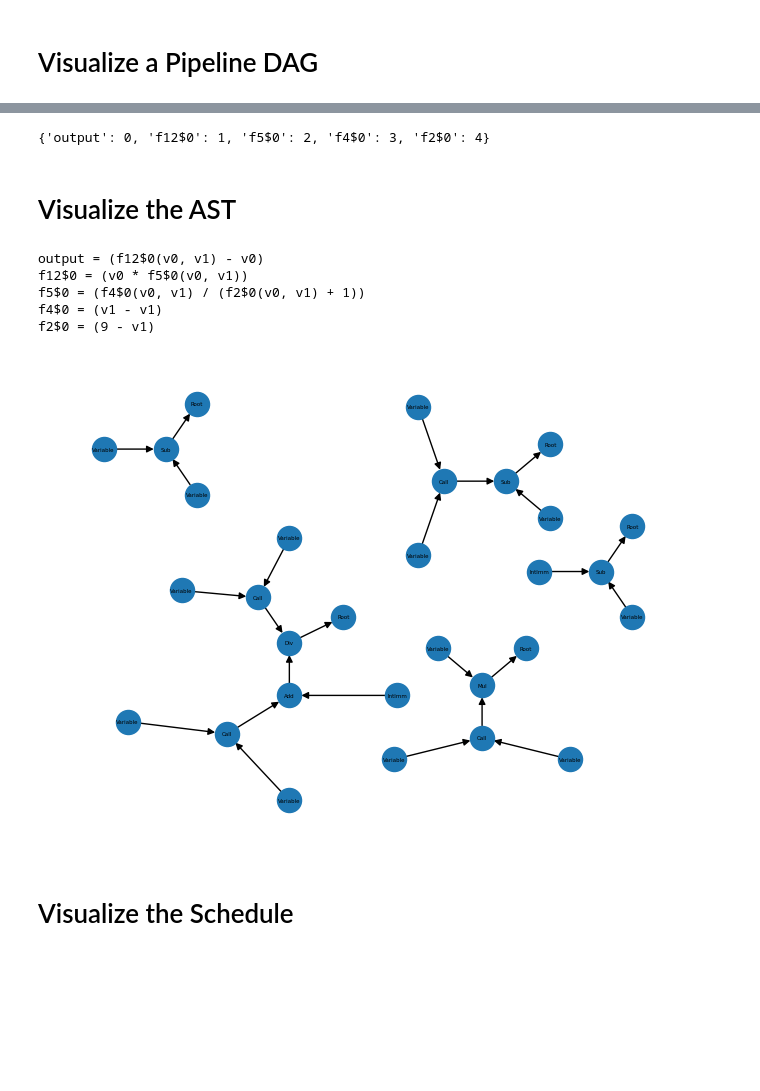
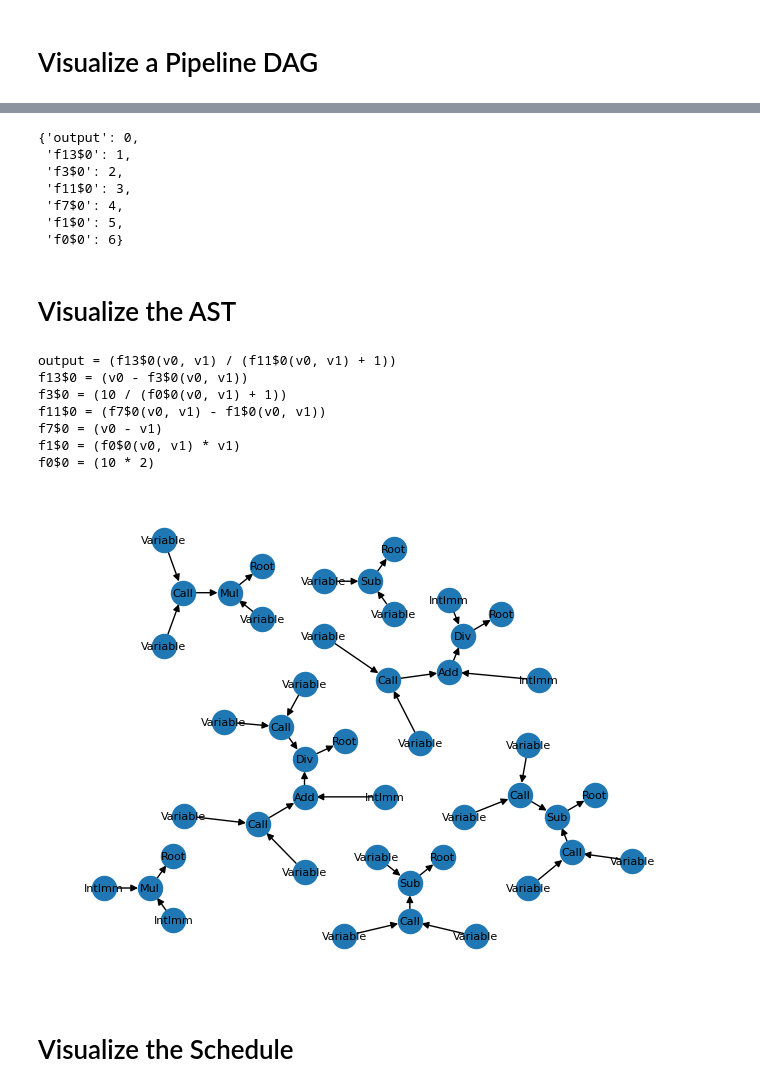
Before and after one commit to fangjunzhou/halide-gnn-cost-model, a Jupyter notebook: notebooks/dataset_playground.ipynb, the cells around one changed output, grey strips where cells are left out. Cells and saved outputs as stored; diff of their text form; code cells hidden in the pictures; blank space fills up the shorter version.

```diff
--- a/notebooks/dataset_playground.ipynb
+++ b/notebooks/dataset_playground.ipynb
@@ -13,7 +13,7 @@ from halide_gnn_cost_model.ast_parser import parse_ast, ASTFormatVisitor, ASTGra
 from halide_gnn_cost_model.schedule_parser import  parse_schedule, ScheduleFormatVisitor, ScheduleGraphVisitor
 # %%
 PIPELINES_DIR = Path("/lscratch/fzhou48/pipelines-test")
-PIPELINE_DIR = PIPELINES_DIR / "pipeline_1000_0"
+PIPELINE_DIR = PIPELINES_DIR / "pipeline_1008_0"
 # %% [markdown]
 # Visualize a Pipeline DAG
 # %%
@@ -42,7 +42,13 @@ nx.draw(dag, labels=labels, pos=pydot_layout(dag, prog="dot"))
 func_name_to_id = {dag.nodes[n]["function"]: n for n in dag.nodes()}
 func_name_to_id
 # %% [output]
-{'output': 0, 'f12$0': 1, 'f5$0': 2, 'f4$0': 3, 'f2$0': 4}
+{'output': 0,
+ 'f13$0': 1,
+ 'f3$0': 2,
+ 'f11$0': 3,
+ 'f7$0': 4,
+ 'f1$0': 5,
+ 'f0$0': 6}
 # %% [markdown]
 # Visualize the AST
 # %%
@@ -55,22 +61,24 @@ for root in ast_roots:
     root.accept(visitor)
     print(visitor.get_result())
 # %% [output]
-output = (f12$0(v0, v1) - v0)
-f12$0 = (v0 * f5$0(v0, v1))
-f5$0 = (f4$0(v0, v1) / (f2$0(v0, v1) + 1))
-f4$0 = (v1 - v1)
-f2$0 = (9 - v1)
+output = (f13$0(v0, v1) / (f11$0(v0, v1) + 1))
+f13$0 = (v0 - f3$0(v0, v1))
+f3$0 = (10 / (f0$0(v0, v1) + 1))
+f11$0 = (f7$0(v0, v1) - f1$0(v0, v1))
+f7$0 = (v0 - v1)
+f1$0 = (f0$0(v0, v1) * v1)
+f0$0 = (10 * 2)
 # %%
 ast_graphs = []
 for root in ast_roots:
     visitor = ASTGraphVisitor()
     root.accept(visitor)
     ast_graphs.append(visitor.get_graph())
 ast_graph = nx.disjoint_union_all(ast_graphs)
 labels = {n: ast_graph.nodes[n]["node_type"] for n in ast_graph.nodes()}
-nx.draw(ast_graph, pos=graphviz_layout(ast_graph, prog="twopi"), labels=labels, font_size=4)
+nx.draw(ast_graph, pos=graphviz_layout(ast_graph, prog="twopi"), labels=labels, font_size=8)
 # %% [output]
-[figure, old version]
+[figure, new version]
 # %% [markdown]
 # Visualize the Schedule
 # %%
```
Also changed, not shown: parts of 8 cells of this notebook, 2 other files.
